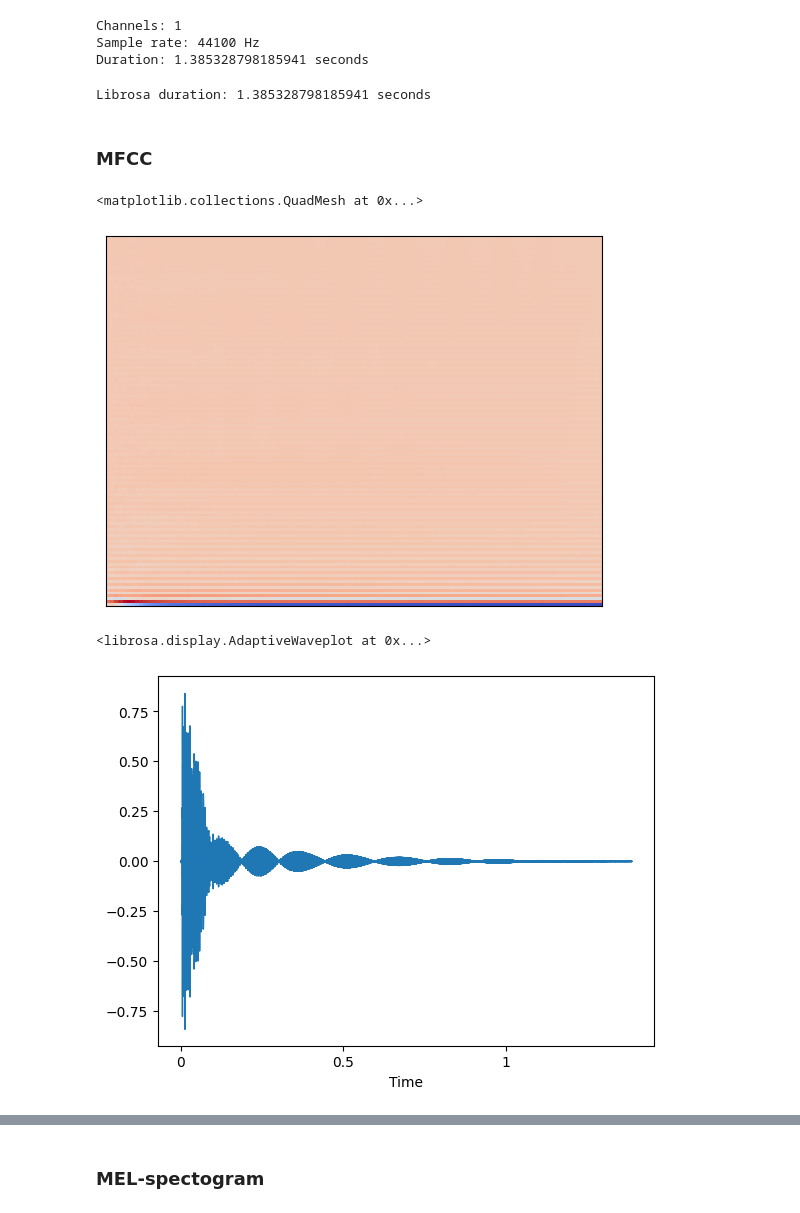
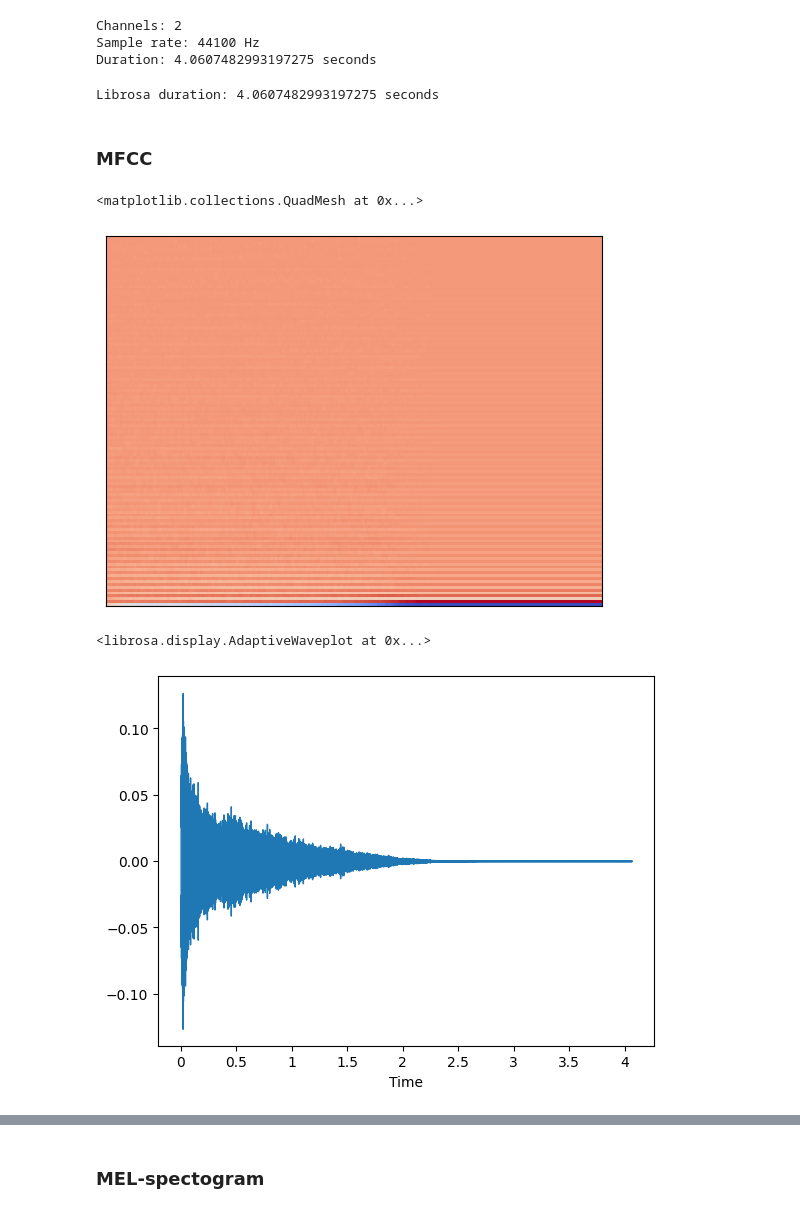
Before and after one commit to PatrikBacko/Bachelor_thesis-Electronic_music, a Jupyter notebook: scripts/librosa_tests/librosa_test.ipynb, the cells around one changed output, grey strips where cells are left out. Drawn from its saved outputs; the diff is of its cells as text; code cells hidden in the pictures.

```diff
--- a/scripts/librosa_tests/librosa_test.ipynb
+++ b/scripts/librosa_tests/librosa_test.ipynb
@@ -15,10 +15,10 @@ import soundfile as sf
 import pyaudio
 # %%
 # file_path = r"C:\Users\llama\Desktop\programming shit\Bakalarka\Bakalaris-data\drums-one_shots\kick\kick_samples\kick_0001.wav"
-# file_path = r"C:\Users\llama\Desktop\programming shit\Bakalarka\Bakalaris-data\drums-one_shots\hat\hat_samples\hat_0008.wav"
+file_path = r"C:\Users\llama\Desktop\programming shit\Bakalarka\Bakalaris-data\drums-one_shots\hat\hat_samples\hat_0008.wav"
 # file_path = r"C:\Users\llama\Desktop\programming shit\Bakalarka\Bakalaris-data\drums-one_shots\snare\snare_samples\snare_0001.wav"
 # file_path = r"C:\Users\llama\Desktop\programming shit\Bakalarka\Bakalaris-data\drums-one_shots\clap\clap_samples\clap_0001.wav"
-file_path = r"C:\Users\llama\Desktop\programming shit\Bakalarka\Bakalaris-data\drums-one_shots\snare\snare_samples\snare_0120.wav"
+# file_path = r"C:\Users\llama\Desktop\programming shit\Bakalarka\Bakalaris-data\drums-one_shots\snare\snare_samples\snare_0120.wav"
 # %%
 def play_wave(wave, wave_info):
     # initialize PyAudio
@@ -43,23 +43,23 @@ print(f"Channels: {wave_info.channels}")
 print(f"Sample rate: {wave_info.samplerate} Hz")
 print(f"Duration: {wave_info.duration} seconds")
 # %% [output]
-Channels: 1
+Channels: 2
 Sample rate: 44100 Hz
-Duration: 1.385328798185941 seconds
+Duration: 4.0607482993197275 seconds
 # %%
 lb_wave, _ = lb.load(file_path, sr=wave_info.samplerate)
 # %%
 duration = lb.get_duration(y=lb_wave, sr=wave_info.samplerate)
 print(f"Librosa duration: {duration} seconds")
 # %% [output]
-Librosa duration: 1.385328798185941 seconds
+Librosa duration: 4.0607482993197275 seconds
 # %% [markdown]
 ### MFCC
 # %%
-mfcc_features = lb.feature.mfcc(y=lb_wave, sr=wave_info.samplerate, n_mfcc=128, n_fft=2048, hop_length=512, lifter=0, dct_type=3)
+mfcc_features = lb.feature.mfcc(y=lb_wave, sr=wave_info.samplerate, n_mfcc=256, n_fft=2048, hop_length=512, lifter=0, dct_type=3, n_mels = 128)
 lb.display.specshow(mfcc_features, sr=wave_info.samplerate)
 # %% [output]
 <matplotlib.collections.QuadMesh at 0x...>
-[figure, old version]
+[figure, new version]
 # %%
 #from mfcc features to audio
@@ -72,7 +72,7 @@ play_wave(wave_from_mfcc, wave_info)
 lb.display.waveshow(lb_wave, sr=wave_info.samplerate)
 # %% [output]
 <librosa.display.AdaptiveWaveplot at 0x...>
-[figure, old version]
+[figure, new version]
 # %%
 lb.display.waveshow(wave_from_mfcc, sr=wave_info.samplerate)
 # %% [output]
```
Also changed, not shown: parts of 9 cells of this notebook, 5 other files.
